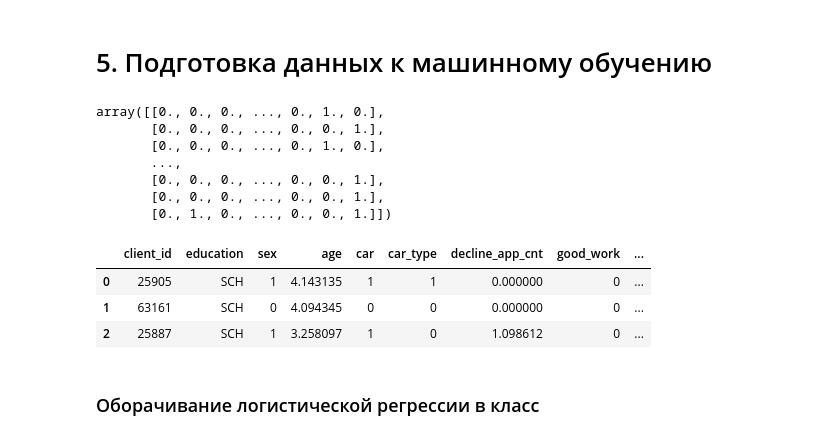
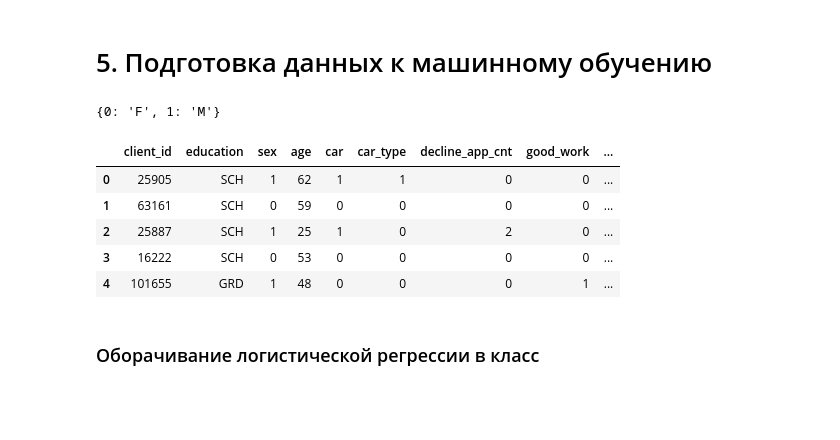
Before and after one commit to AleksandrNisch/Project_5_Skillfactory, a Jupyter notebook: projects_5.ipynb, the cells around one changed output. Drawn from its saved outputs; the diff is of its cells as text; code cells hidden in the pictures; blank space fills up the shorter version.

```diff
--- a/projects_5.ipynb
+++ b/projects_5.ipynb
@@ -287,14 +287,3 @@ train['work_address'].hist(bins=3)
 # рабочие места сконцентрированны по большей части в одной зоне
 # %% [markdown]
 # 5. Подготовка данных к машинному обучению
-# %%
-X_cat = OneHotEncoder(sparse = False).fit_transform(train[cat_cols].values)
-X_cat
-# %% [output]
-array([[0., 0., 0., ..., 0., 1., 0.],
-       [0., 0., 0., ..., 0., 0., 1.],
-       [0., 0., 0., ..., 0., 1., 0.],
-       ...,
-       [0., 0., 0., ..., 0., 0., 1.],
-       [0., 0., 0., ..., 0., 0., 1.],
-       [0., 1., 0., ..., 0., 0., 1.]])
@@ -300,0 +299,29 @@ array([[0., 0., 0., ..., 0., 1., 0.],
+# %%
+train = pd.read_csv("./train.csv")
+
+label_encoder = LabelEncoder()
+
+mapped_education = pd.Series(label_encoder.fit_transform(train['sex']))
+print(dict(enumerate(label_encoder.classes_)))
+# %% [output]
+{0: 'F', 1: 'M'}
+# %%
+# Для бинарных признаков мы будем использовать LabelEncoder
+label_encoder = LabelEncoder()
+# бинарные переменные
+bool_cols = ['sex', 'car', 'car_type', 'good_work', 'foreign_passport']
+# Заполняем образование самым распространеным школьным 'SCH'
+train['education'] = train['education'].fillna('SCH')
+
+for column in bool_cols:
+    train[column] = label_encoder.fit_transform(train[column])
+
+# убедимся в преобразовании
+train.head()
+# %% [output]
+|  | client_id | education | sex | age | car | car_type | decline_app_cnt | good_work | ... |
+| 0 | 25905 | SCH | 1 | 62 | 1 | 1 | 0 | 0 | ... |
+| 1 | 63161 | SCH | 0 | 59 | 0 | 0 | 0 | 0 | ... |
+| 2 | 25887 | SCH | 1 | 25 | 1 | 0 | 2 | 0 | ... |
+| 3 | 16222 | SCH | 0 | 53 | 0 | 0 | 0 | 0 | ... |
+| 4 | 101655 | GRD | 1 | 48 | 0 | 0 | 0 | 1 | ... |
@@ -306,12 +339,5 @@ X_num = StandardScaler().fit_transform(train[num_cols].values)
 X = np.hstack([X_num, train[bool_cols].values, X_cat])
 Y = train['default'].values
-# %%
-train.head(3)
-# %% [output]
-|  | client_id | education | sex | age | car | car_type | decline_app_cnt | good_work | ... |
-| 0 | 25905 | SCH | 1 | 4.143135 | 1 | 1 | 0.000000 | 0 | ... |
-| 1 | 63161 | SCH | 0 | 4.094345 | 0 | 0 | 0.000000 | 0 | ... |
-| 2 | 25887 | SCH | 1 | 3.258097 | 1 | 0 | 1.098612 | 0 | ... |
 # %%
 X_train, X_test, y_train, y_test = train_test_split(X, Y, test_size=0.20, random_state=42)
 # %% [markdown]
```
Also changed, not shown: parts of 7 cells of this notebook.
